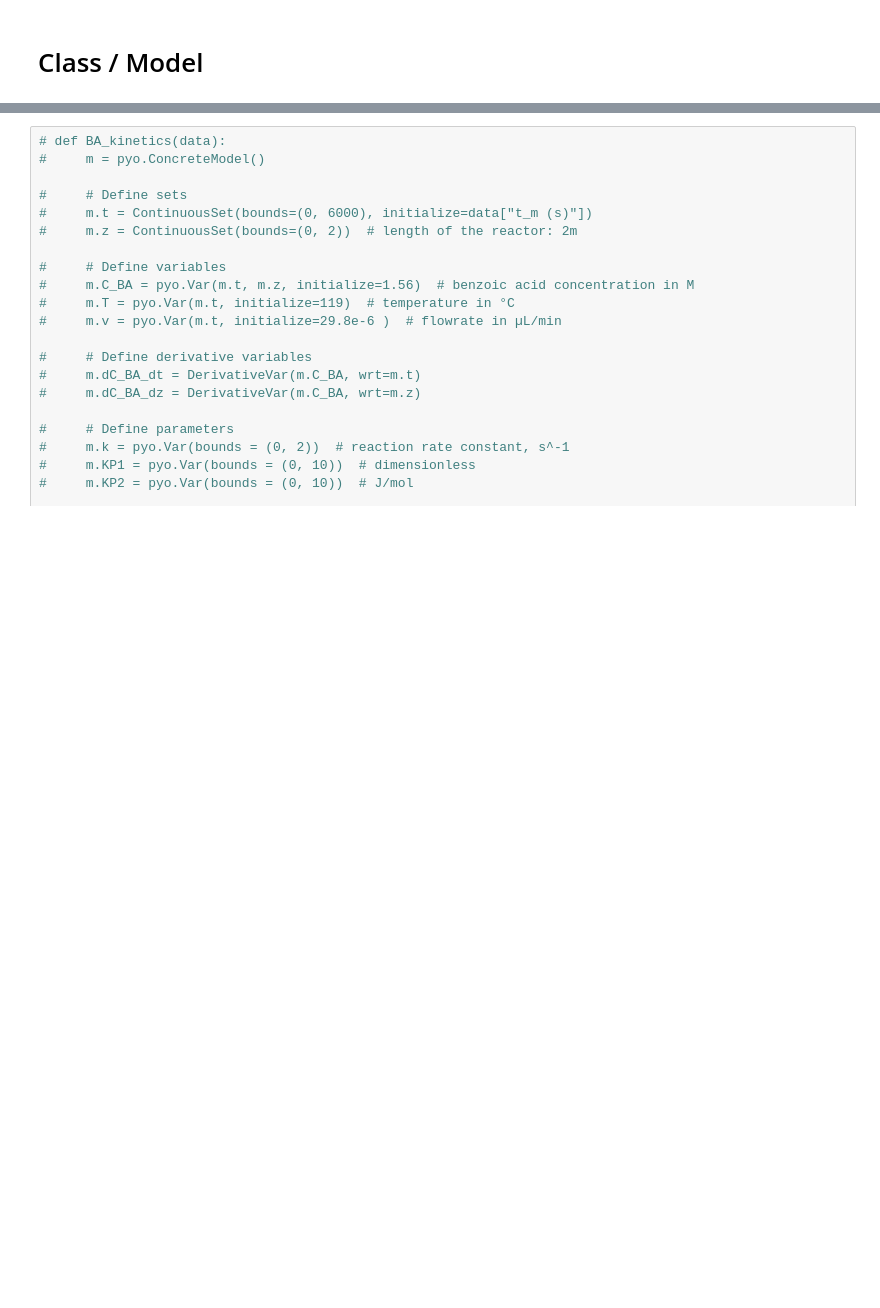
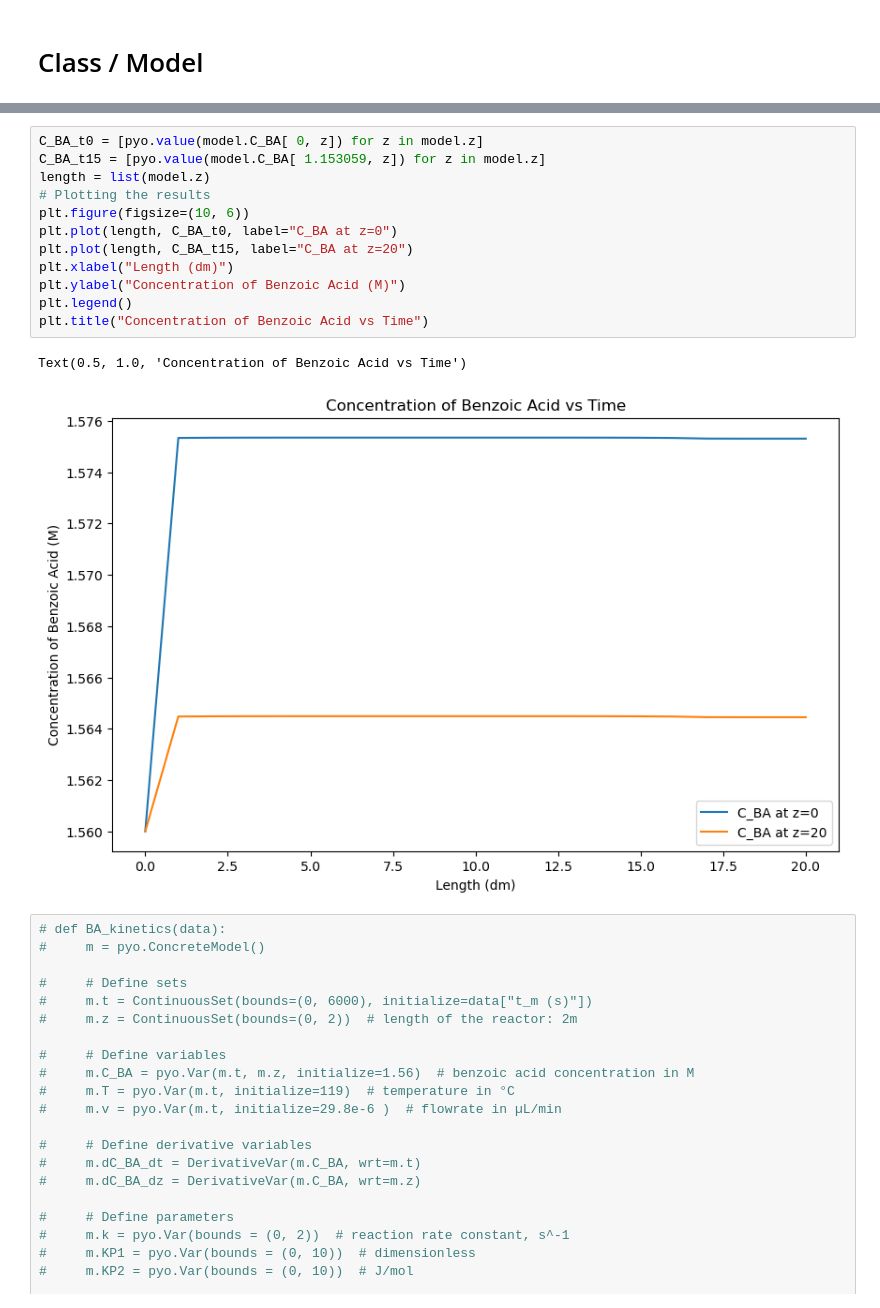
Before and after one commit to smondal13/optimization-project, a Jupyter notebook: MBDOE-project.ipynb, the cells around one changed output, grey strips where cells are left out. Cells and saved outputs as stored; diff of their text form; blank space fills up the shorter version.

```diff
--- a/MBDOE-project.ipynb
+++ b/MBDOE-project.ipynb
@@ -410,3 +430,18 @@ NameError: name 'model' is not defined
+# %%
+C_BA_t0 = [pyo.value(model.C_BA[ 0, z]) for z in model.z]
+C_BA_t15 = [pyo.value(model.C_BA[ 1.153059, z]) for z in model.z]
+length = list(model.z)
+# Plotting the results
+plt.figure(figsize=(10, 6))
+plt.plot(length, C_BA_t0, label="C_BA at z=0")
+plt.plot(length, C_BA_t15, label="C_BA at z=20")
+plt.xlabel("Length (dm)")
+plt.ylabel("Concentration of Benzoic Acid (M)")
+plt.legend()
+plt.title("Concentration of Benzoic Acid vs Time")
+# %% [output]
+Text(0.5, 1.0, 'Concentration of Benzoic Acid vs Time')
+[figure, added]
 # %%
 # def BA_kinetics(data):
 #     m = pyo.ConcreteModel()
```
Also changed, not shown: parts of 6 cells of this notebook.
